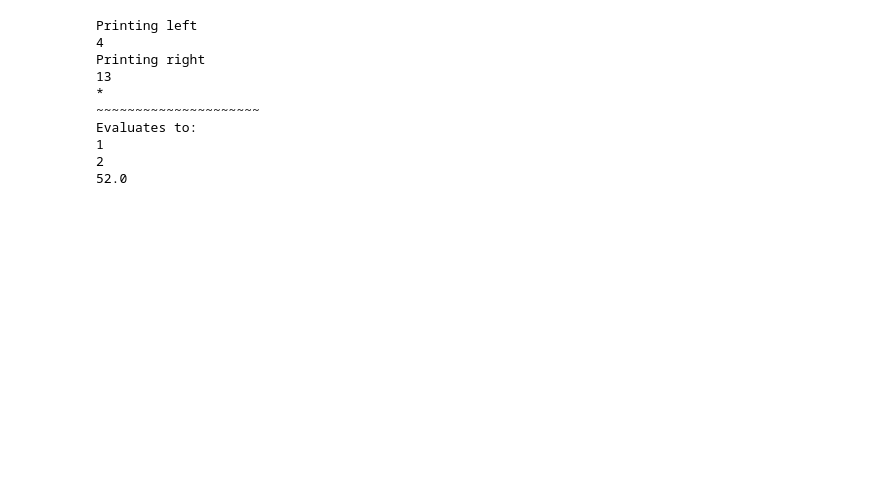
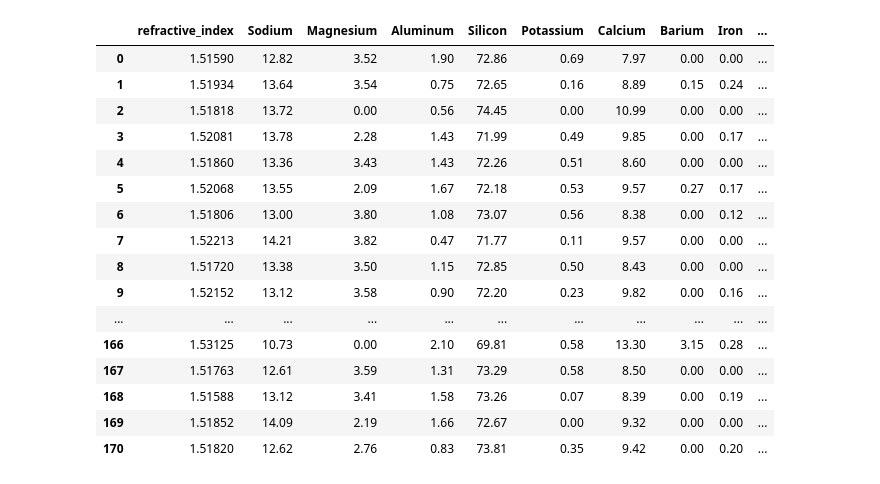
Before and after one commit to caioguedesam/genetic_programming, a Jupyter notebook: TP1 - Programação Genética.ipynb, the cells around one changed output. Saved outputs shown, nothing was run; the diff lists cells and outputs as text; code cells hidden in the pictures; blank space fills up the shorter version.

Commit message:
Incrementing trees and implementing selection, crossover and some mutations

```diff
--- a/TP1 - Programação Genética.ipynb
+++ b/TP1 - Programação Genética.ipynb
@@ -5,0 +1,39 @@ import operator
+# %%
+import numpy as np
+import pandas as pd
+import random as rd
+import operator
+from sklearn.metrics.cluster import fowlkes_mallows_score
+# For tree printing
+import functools as fn
+
+from pyclustering.cluster.kmeans import kmeans
+from pyclustering.cluster.center_initializer import kmeans_plusplus_initializer
+from pyclustering.utils.metric import distance_metric, type_metric
+
+pd.set_option('display.max_rows', None)
+# %%
+# Banco de dados
+df = pd.read_csv('glass_train.csv')
+label_column = 'glass_type'
+cluster_attr = df.drop([label_column], axis=1)
+cluster_count = 7
+df
+# %% [output]
+|  | refractive_index | Sodium | Magnesium | Aluminum | Silicon | Potassium | Calcium | Barium | Iron | ... |
+| 0 | 1.51590 | 12.82 | 3.52 | 1.90 | 72.86 | 0.69 | 7.97 | 0.00 | 0.00 | ... |
+| 1 | 1.51934 | 13.64 | 3.54 | 0.75 | 72.65 | 0.16 | 8.89 | 0.15 | 0.24 | ... |
+| 2 | 1.51818 | 13.72 | 0.00 | 0.56 | 74.45 | 0.00 | 10.99 | 0.00 | 0.00 | ... |
+| 3 | 1.52081 | 13.78 | 2.28 | 1.43 | 71.99 | 0.49 | 9.85 | 0.00 | 0.17 | ... |
+| 4 | 1.51860 | 13.36 | 3.43 | 1.43 | 72.26 | 0.51 | 8.60 | 0.00 | 0.00 | ... |
+| 5 | 1.52068 | 13.55 | 2.09 | 1.67 | 72.18 | 0.53 | 9.57 | 0.27 | 0.17 | ... |
+| 6 | 1.51806 | 13.00 | 3.80 | 1.08 | 73.07 | 0.56 | 8.38 | 0.00 | 0.12 | ... |
+| 7 | 1.52213 | 14.21 | 3.82 | 0.47 | 71.77 | 0.11 | 9.57 | 0.00 | 0.00 | ... |
+| 8 | 1.51720 | 13.38 | 3.50 | 1.15 | 72.85 | 0.50 | 8.43 | 0.00 | 0.00 | ... |
+| 9 | 1.52152 | 13.12 | 3.58 | 0.90 | 72.20 | 0.23 | 9.82 | 0.00 | 0.16 | ... |
+| ... | ... | ... | ... | ... | ... | ... | ... | ... | ... | ... |
+| 166 | 1.53125 | 10.73 | 0.00 | 2.10 | 69.81 | 0.58 | 13.30 | 3.15 | 0.28 | ... |
+| 167 | 1.51763 | 12.61 | 3.59 | 1.31 | 73.29 | 0.58 | 8.50 | 0.00 | 0.00 | ... |
+| 168 | 1.51588 | 13.12 | 3.41 | 1.58 | 73.26 | 0.07 | 8.39 | 0.00 | 0.19 | ... |
+| 169 | 1.51852 | 14.09 | 2.19 | 1.66 | 72.67 | 0.00 | 9.32 | 0.00 | 0.00 | ... |
+| 170 | 1.51820 | 12.62 | 2.76 | 0.83 | 73.81 | 0.35 | 9.42 | 0.00 | 0.20 | ... |
@@ -80,32 +145,0 @@ def create_initial_individual(depth, max_depth, nonterminals, terminals, full=Fa
-# %%
-# Funções para operar em terminais
-operators = {
-    '+': operator.add,
-    '-': operator.sub,
-    '*': operator.mul,
-    '/': div0,
-}
-nonterminals = list(operators.keys())
-# Terminais (9 atributos em cada entrada das bases de dados)
-terminals = np.arange(18).tolist()
-# Atributos de teste (2 entradas de teste, cada uma com 9 atributos)
-attr1 = np.arange(0,9).tolist()
-attr2 = np.arange(9,18).tolist()
-
-# Teste
-tree_test = create_initial_individual(0, 7, nonterminals, terminals, True)
-tree_test.print()
-print('~~~~~~~~~~~~~~~~~~~~~')
-print('Evaluates to:')
-print(tree_test.evaluate(attr1, attr2, ops))
-# %% [output]
-Printing left
-4
-Printing right
-13
-*
-~~~~~~~~~~~~~~~~~~~~~
-Evaluates to:
-1
-2
-52.0
```
Also changed, not shown: parts of 9 cells of this notebook, 1 other file.
